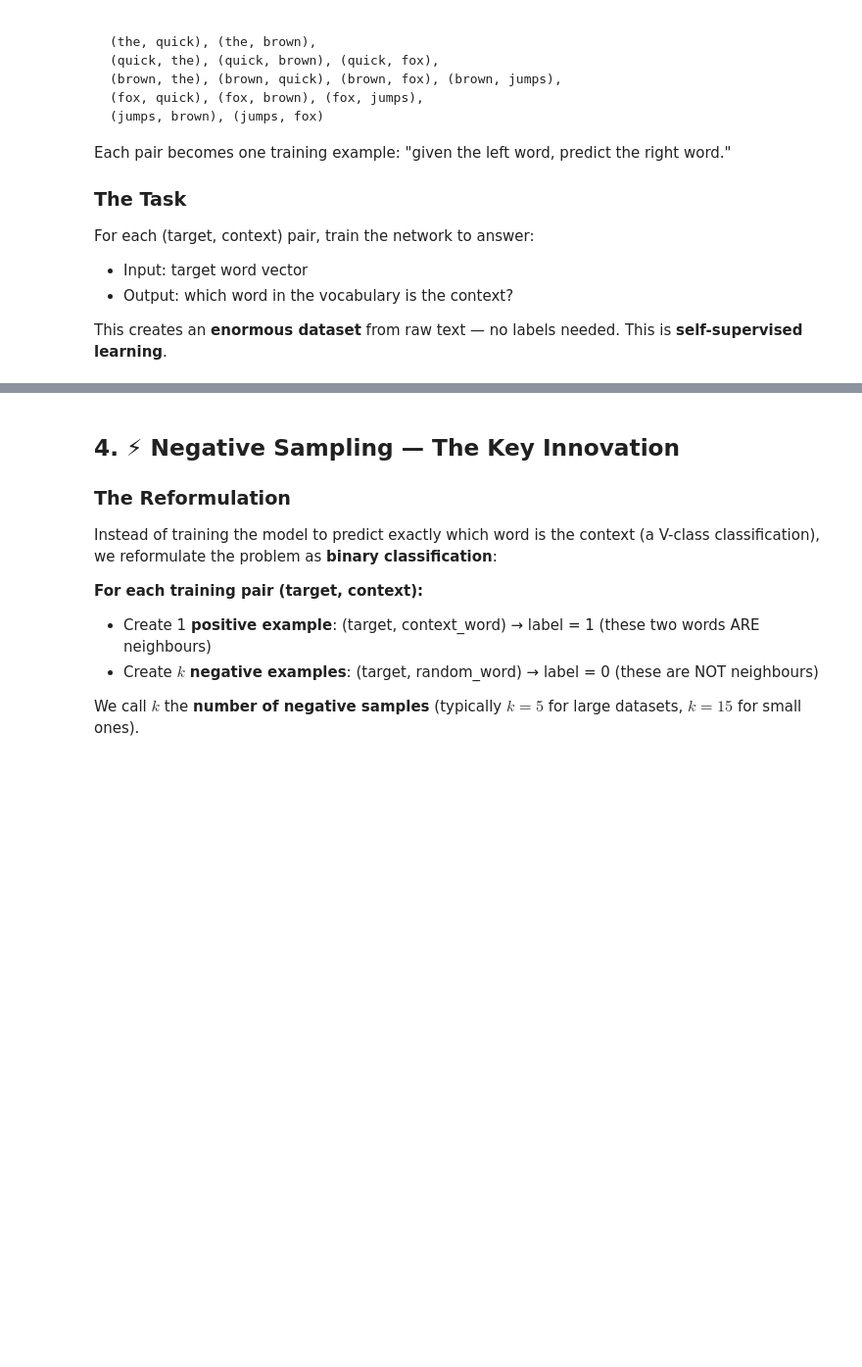
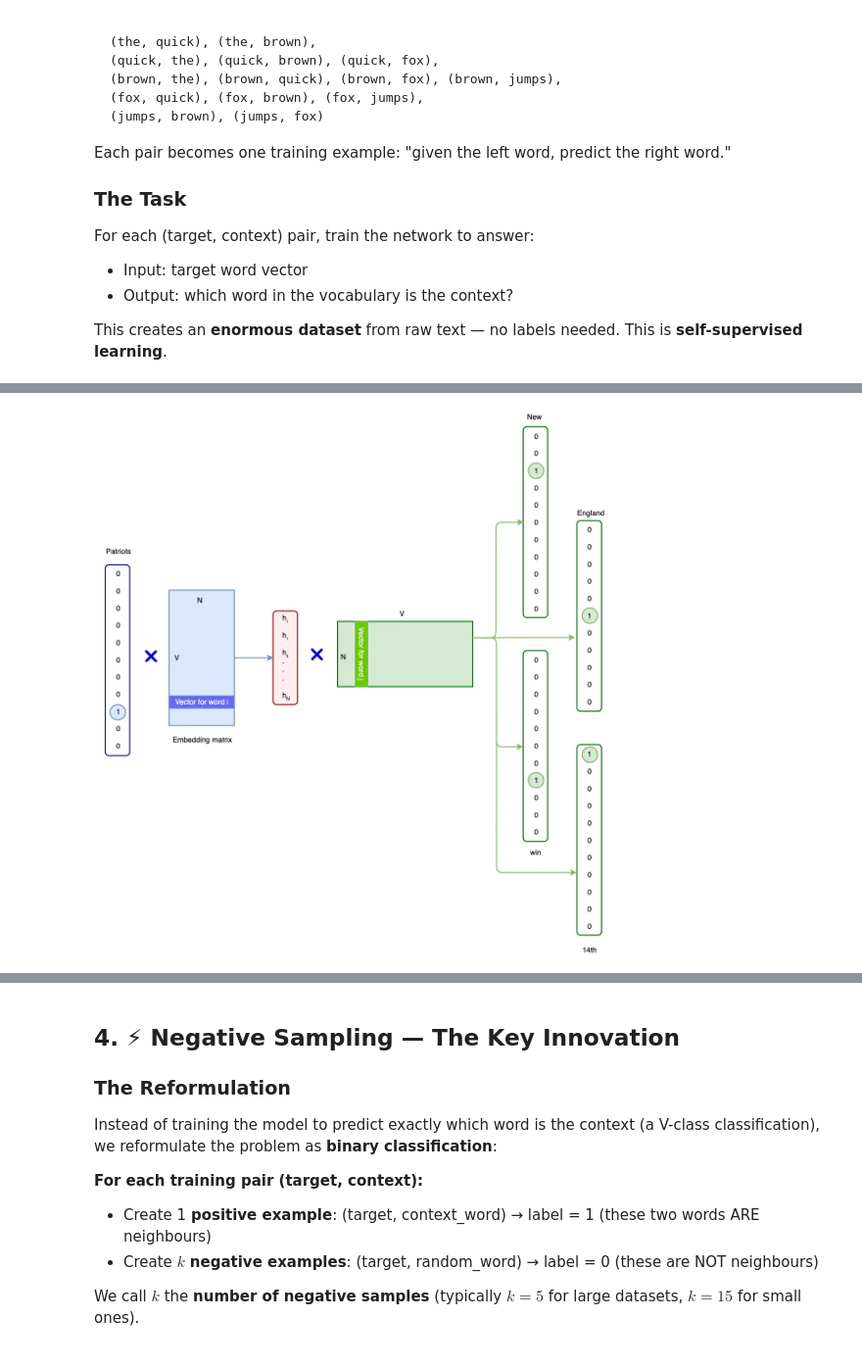
Before and after one commit to Lmalviya/deeplearning, a Jupyter notebook: llm_basic/02_word2vec.ipynb, the cells around one changed output, grey strips where cells are left out. Shown at 98% size. Drawn from its saved outputs; the diff is of its cells as text; code cells hidden in the pictures; blank space fills up the shorter version.

```diff
--- a/llm_basic/02_word2vec.ipynb
+++ b/llm_basic/02_word2vec.ipynb
@@ -12,6 +12,11 @@
 8. Visualise word geometry — analogies and cosine similarity
 
 **Pre-requisite:** `01_bow_tfidf.ipynb` (understanding what one-hot and BoW are)
+# %%
+import os
+from PIL import Image
+
+notebook_dir = os.path.abspath('')
 # %% [markdown]
 ## 1. 💡 The Core Idea — Learning from Context
 
@@ -107 +121,12 @@ This creates an **enormous dataset** from raw text — no labels needed. This is
+# %%
+img_path = os.path.join(notebook_dir, r"assets\embeddings\skipgram.webp")
+
+# Load and show
+try:
+    img = Image.open(img_path)
+    display(img)
+except FileNotFoundError:
+    print(f"Error: Could not find image at {img_path}")
+# %% [output]
+[figure, added]
 # %% [markdown]
```
Also changed, not shown: parts of 7 cells of this notebook, 15 other files.
